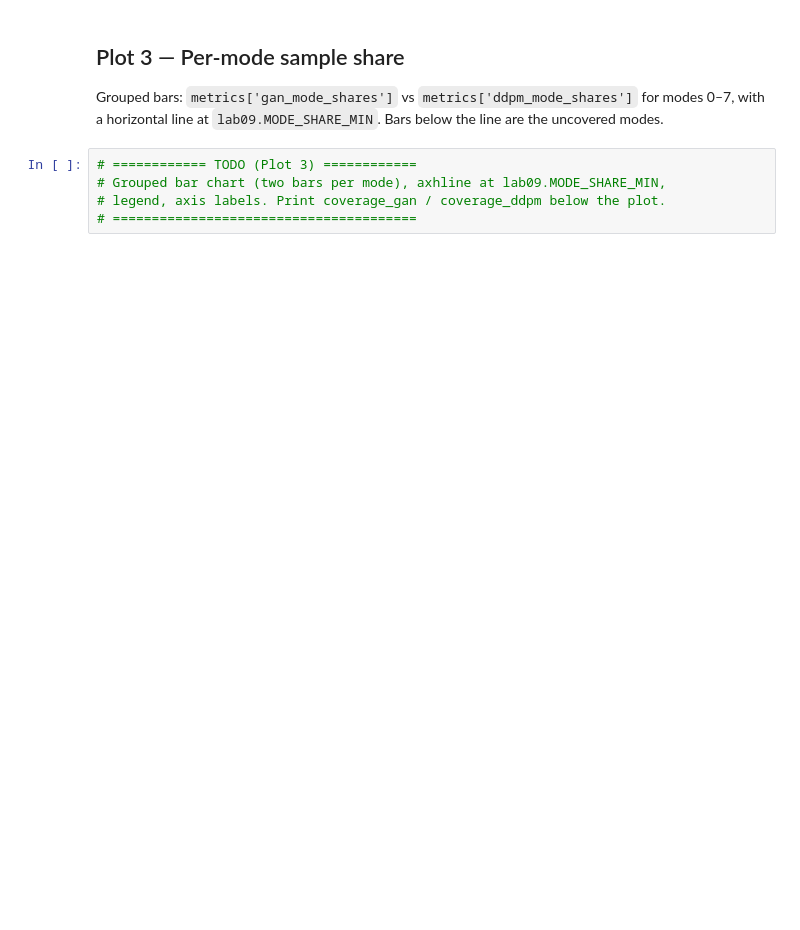
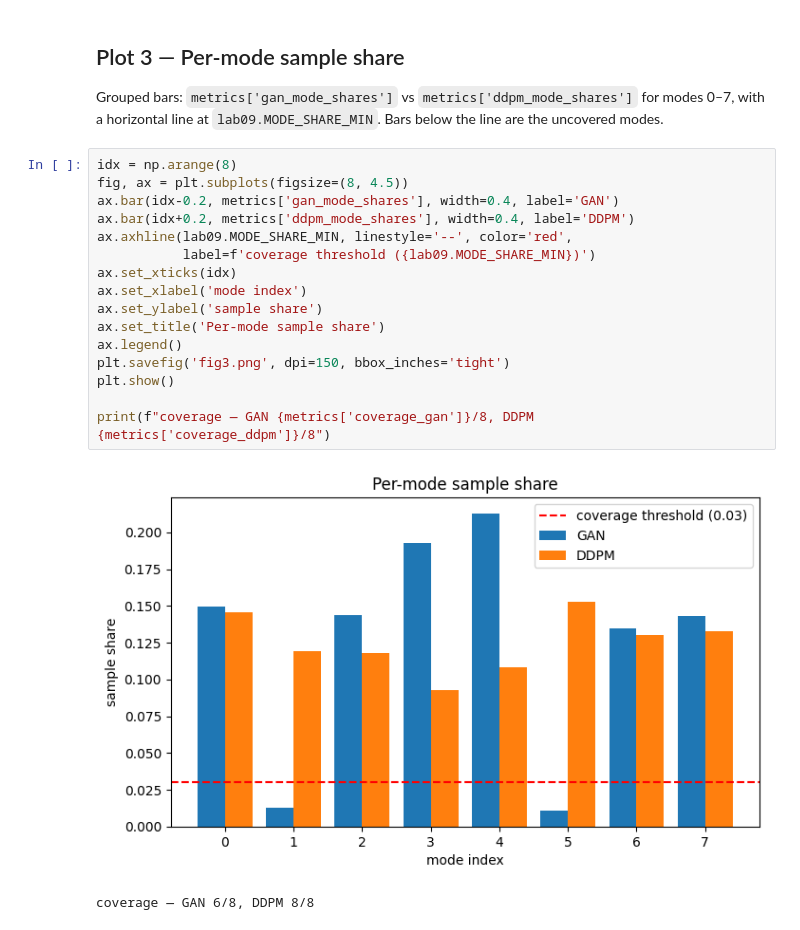
Before and after one commit to rhddnjs1974/machine-learning-project, a Jupyter notebook: lab09/notebooks/lab09_visualization.ipynb, the cells around one changed output. Drawn from its saved outputs; the diff is of its cells as text; blank space fills up the shorter version.

```diff
--- a/lab09/notebooks/lab09_visualization.ipynb
+++ b/lab09/notebooks/lab09_visualization.ipynb
@@ -49,7 +88,21 @@ Grouped bars: `metrics['gan_mode_shares']` vs `metrics['ddpm_mode_shares']` for
 modes 0–7, with a horizontal line at `lab09.MODE_SHARE_MIN`. Bars below the
 line are the uncovered modes.
 # %%
-# ============ TODO (Plot 3) ============
-# Grouped bar chart (two bars per mode), axhline at lab09.MODE_SHARE_MIN,
-# legend, axis labels. Print coverage_gan / coverage_ddpm below the plot.
-# =======================================
+idx = np.arange(8)
+fig, ax = plt.subplots(figsize=(8, 4.5))
+ax.bar(idx-0.2, metrics['gan_mode_shares'], width=0.4, label='GAN')
+ax.bar(idx+0.2, metrics['ddpm_mode_shares'], width=0.4, label='DDPM')
+ax.axhline(lab09.MODE_SHARE_MIN, linestyle='--', color='red',
+           label=f'coverage threshold ({lab09.MODE_SHARE_MIN})')
+ax.set_xticks(idx)
+ax.set_xlabel('mode index')
+ax.set_ylabel('sample share')
+ax.set_title('Per-mode sample share')
+ax.legend()
+plt.savefig('fig3.png', dpi=150, bbox_inches='tight')
+plt.show()
+
+print(f"coverage — GAN {metrics['coverage_gan']}/8, DDPM {metrics['coverage_ddpm']}/8")
+# %% [output]
+[figure, added]
+coverage — GAN 6/8, DDPM 8/8
```
Also changed, not shown: parts of 3 cells of this notebook, 6 other files.
